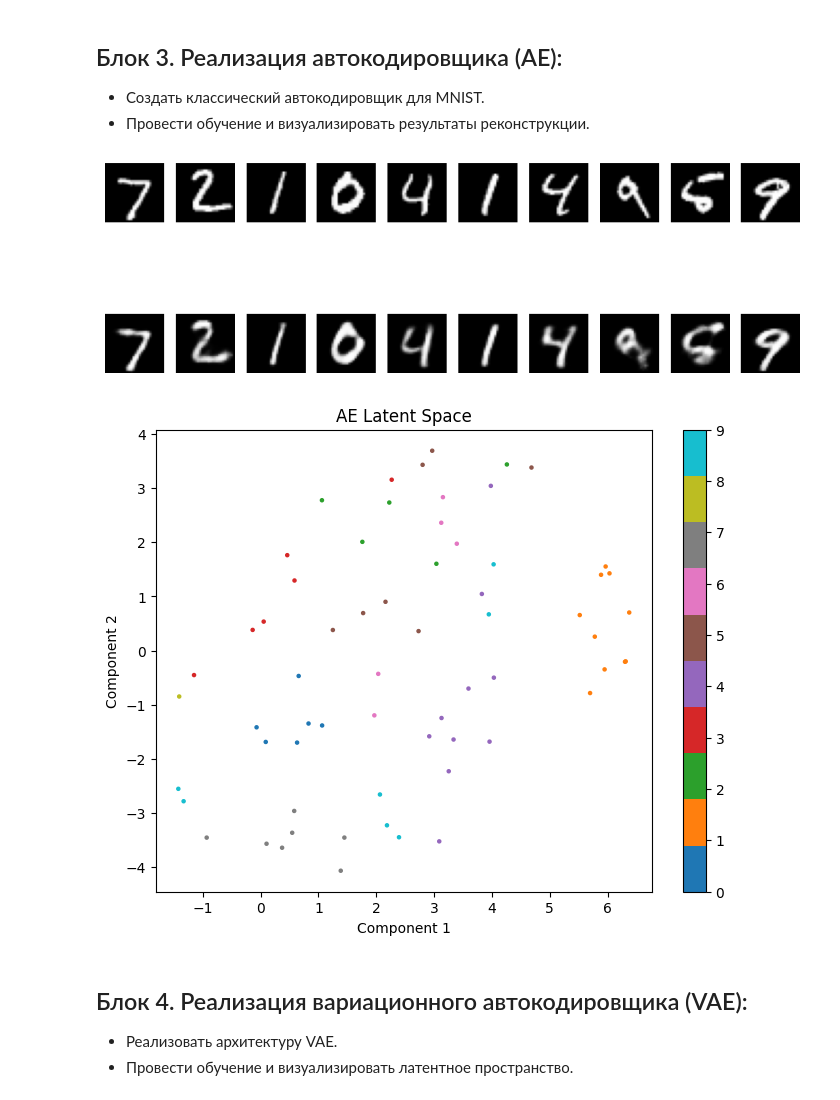
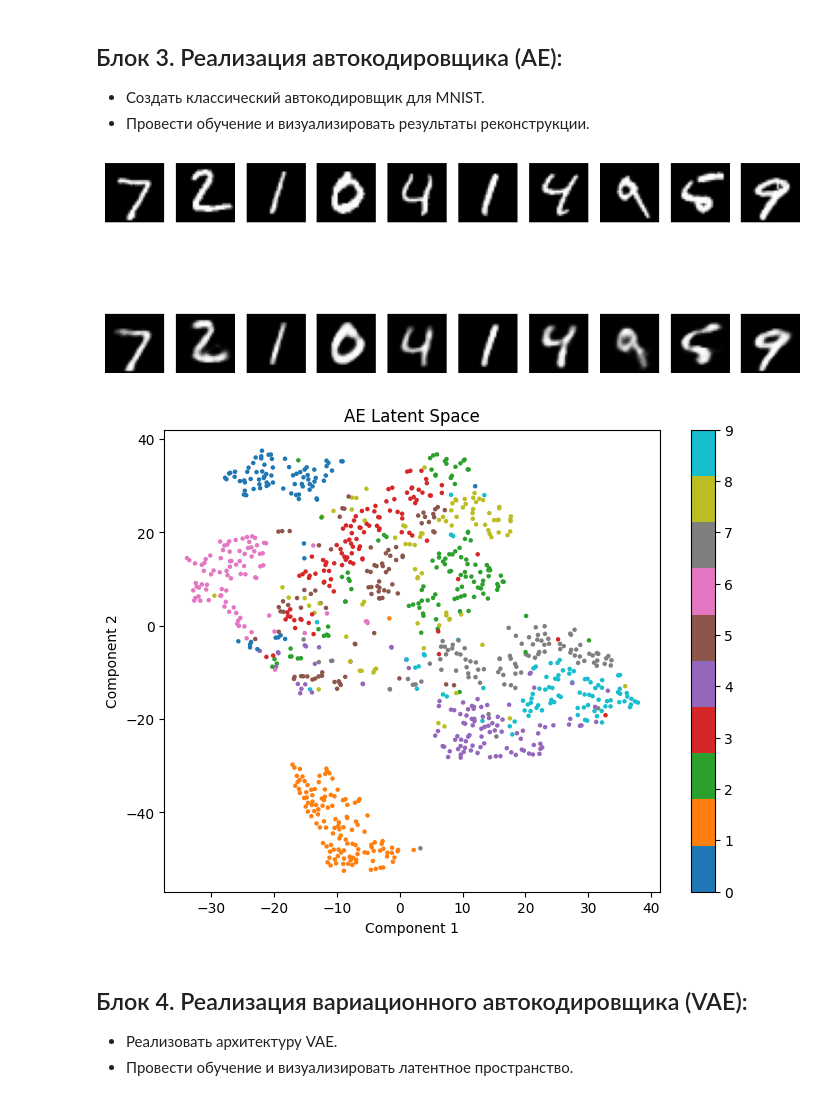
Before and after one commit to MIAJoolio/DL_labs, a Jupyter notebook: lab_4.ipynb, the cells around one changed output. Cells and saved outputs as stored; diff of their text form; code cells hidden in the pictures.

```diff
--- a/lab_4.ipynb
+++ b/lab_4.ipynb
@@ -123,19 +123,31 @@ def visualize_ae_reconstruction(loader, model, num_images=10):
     return images.numpy(), reconstructed
 
 
-def visualize_latent_space_ae(loader, model, num_images=1000):
+def visualize_latent_space_ae(loader, model, num_images=1000, num_batches=5):
     """
-    Визуализация латентного пространства AE.
+    Визуализация латентного пространства AE с использованием нескольких батчей.
     """
-    # Получаем данные из DataLoader
-    dataiter = iter(loader)
-    images, labels = next(dataiter)
-    images = images.view(images.size(0), -1).to(device)  # Преобразуем в тензор и перемещаем на устройство
+    model.eval()
+    latent_list = []
+    labels_list = []
 
-    # Получаем латентное пространство с помощью энкодера
-    model.eval()
-    with torch.no_grad():
-        latent = model.encoder(images).detach().cpu().numpy()  # Латентное пространство
+    # Проходим по нескольким батчам
+    for i, (images, labels) in enumerate(loader):
+        if i >= num_batches:
+            break
+
+        images = images.view(images.size(0), -1).to(device)  # Преобразуем в тензор и перемещаем на устройство
+
+        # Получаем латентное пространство с помощью энкодера
+        with torch.no_grad():
+            latent = model.encoder(images).detach().cpu().numpy()  # Латентное пространство
+
+        latent_list.append(latent)
+        labels_list.append(labels)
+
+    # Объединяем данные из всех батчей
+    latent = np.concatenate(latent_list, axis=0)
+    labels = np.concatenate(labels_list, axis=0)
 
     # Если размерность латентного пространства больше 2, используем t-SNE
     if latent.shape[1] > 2:
@@ -152,6 +164,7 @@ def visualize_latent_space_ae(loader, model, num_images=1000):
     plt.xlabel("Component 1")
     plt.ylabel("Component 2")
     plt.show()
+
 
 # Инициализация модели и оптимизатора
 model_ae = Autoencoder().to(device)
@@ -175,12 +188,12 @@ for epoch in range(10):
         progress_bar.set_postfix(loss=loss.item())
 
     # tqdm.write(f'Epoch {epoch+1}, Loss: {loss.item():.3f}')
-
-original_ae, recon_ae = visualize_ae_reconstruction(testloader, model_ae)
-visualize_latent_space_ae(testloader, model_ae)
-# %% [output]
-[figure, removed]
-[figure, removed]
+# %%
+original_ae, recon_ae = visualize_ae_reconstruction(testloader, model_ae)
+visualize_latent_space_ae(testloader, model_ae, num_batches=1000)
+# %% [output]
+[figure, added]
+[figure, added]
 # %% [markdown]
 ## Блок 4. Реализация вариационного автокодировщика (VAE):
 * Реализовать архитектуру VAE.
```
Also changed, not shown: parts of 13 cells of this notebook, 1 other file.
